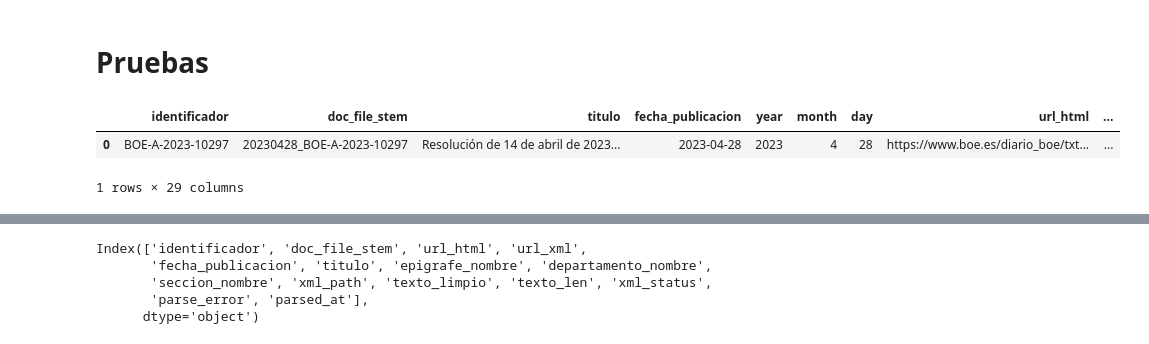
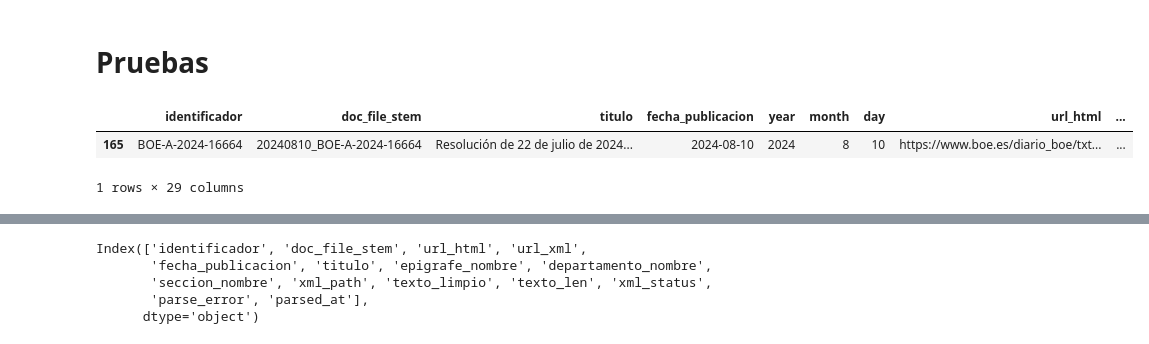
Before and after one commit to bererei/tfm-renewables-permitting-tracker, a Jupyter notebook: notebooks/05_parseo_docs_xml.ipynb, the cells around one changed output, grey strips where cells are left out. Saved outputs shown, nothing was run; the diff lists cells and outputs as text; code cells hidden in the pictures.

```diff
--- a/notebooks/05_parseo_docs_xml.ipynb
+++ b/notebooks/05_parseo_docs_xml.ipynb
@@ -275,10 +275,10 @@ def build_boe_candidates_docs_text(
 # Pruebas
 # %%
 boe_candidates = pd.read_parquet(BOE_CANDIDATES_PATH)
-boe_candidates.loc[boe_candidates["identificador"]=="BOE-A-2023-10297"]
+boe_candidates.loc[boe_candidates["identificador"]=="BOE-A-2024-16664"]
 # %% [output]
 |  | identificador | doc_file_stem | titulo | fecha_publicacion | year | month | day | url_html | ... |
-| 0 | BOE-A-2023-10297 | 20230428_BOE-A-2023-10297 | Resolución de 14 de abril de 2023... | 2023-04-28 | 2023 | 4 | 28 | https://www.boe.es/diario_boe/txt... | ... |
+| 165 | BOE-A-2024-16664 | 20240810_BOE-A-2024-16664 | Resolución de 22 de julio de 2024... | 2024-08-10 | 2024 | 8 | 10 | https://www.boe.es/diario_boe/txt... | ... |
 1 rows × 29 columns
 # %%
 boe_candidates = pd.read_parquet(BOE_CANDIDATES_PATH)
```
Also changed, not shown: parts of 3 cells of this notebook, 4 other files.
